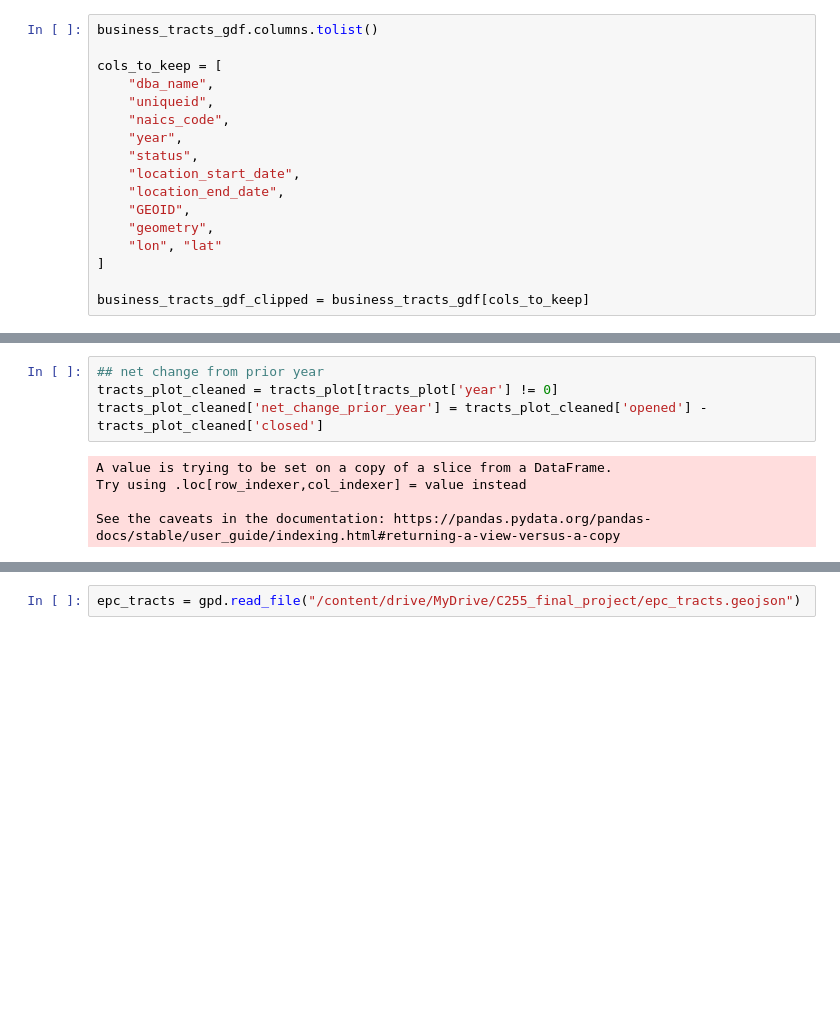
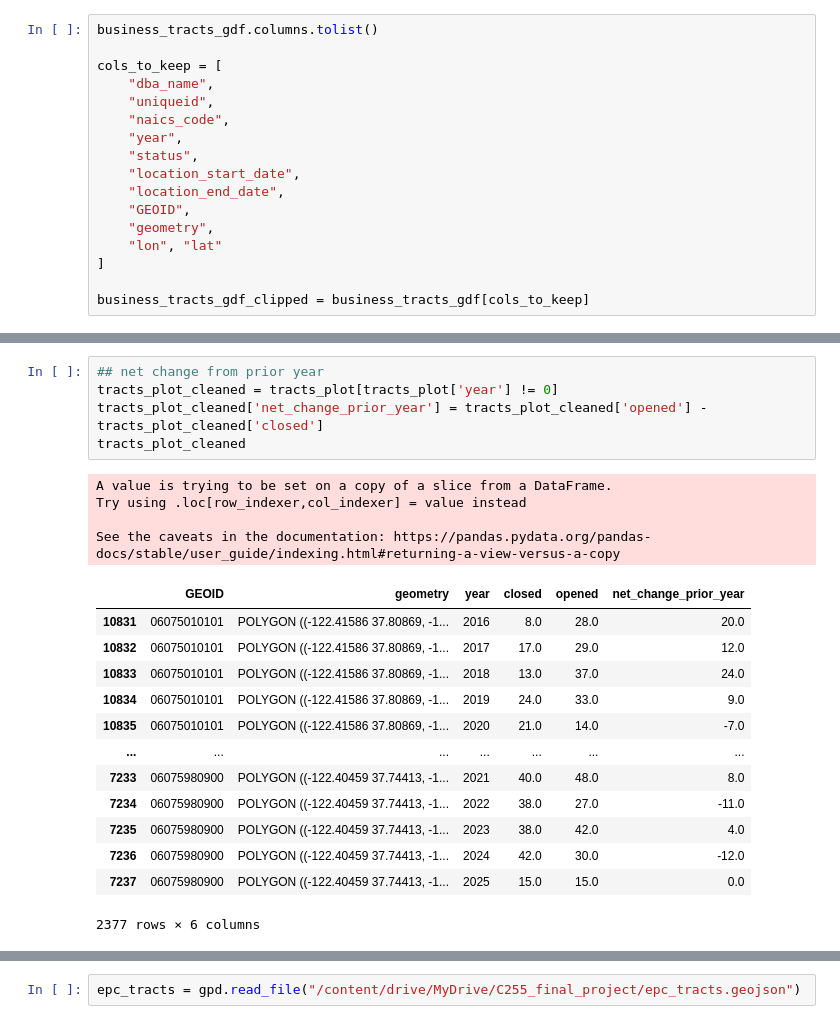
Before and after one commit to miaflynn/CYPLAN255-Final-Project, a Jupyter notebook: 03c_visualizations_sean.ipynb, the cells around one changed output, grey strips where cells are left out. Drawn from its saved outputs; the diff is of its cells as text; blank space fills up the shorter version.

```diff
--- a/03c_visualizations_sean.ipynb
+++ b/03c_visualizations_sean.ipynb
@@ -167,12 +181,26 @@ tracts_plot = tracts_plot.sort_values(["GEOID", "year"])
 # %%
 ## net change from prior year
 tracts_plot_cleaned = tracts_plot[tracts_plot['year'] != 0]
 tracts_plot_cleaned['net_change_prior_year'] = tracts_plot_cleaned['opened'] - tracts_plot_cleaned['closed']
+tracts_plot_cleaned
 # %% [output]
 A value is trying to be set on a copy of a slice from a DataFrame.
 Try using .loc[row_indexer,col_indexer] = value instead
 
 See the caveats in the documentation: https://pandas.pydata.org/pandas-docs/stable/user_guide/indexing.html#returning-a-view-versus-a-copy
+|  | GEOID | geometry | year | closed | opened | net_change_prior_year |
+| 10831 | 06075010101 | POLYGON ((-122.41586 37.80869, -1... | 2016 | 8.0 | 28.0 | 20.0 |
+| 10832 | 06075010101 | POLYGON ((-122.41586 37.80869, -1... | 2017 | 17.0 | 29.0 | 12.0 |
+| 10833 | 06075010101 | POLYGON ((-122.41586 37.80869, -1... | 2018 | 13.0 | 37.0 | 24.0 |
+| 10834 | 06075010101 | POLYGON ((-122.41586 37.80869, -1... | 2019 | 24.0 | 33.0 | 9.0 |
+| 10835 | 06075010101 | POLYGON ((-122.41586 37.80869, -1... | 2020 | 21.0 | 14.0 | -7.0 |
+| ... | ... | ... | ... | ... | ... | ... |
+| 7233 | 06075980900 | POLYGON ((-122.40459 37.74413, -1... | 2021 | 40.0 | 48.0 | 8.0 |
+| 7234 | 06075980900 | POLYGON ((-122.40459 37.74413, -1... | 2022 | 38.0 | 27.0 | -11.0 |
+| 7235 | 06075980900 | POLYGON ((-122.40459 37.74413, -1... | 2023 | 38.0 | 42.0 | 4.0 |
+| 7236 | 06075980900 | POLYGON ((-122.40459 37.74413, -1... | 2024 | 42.0 | 30.0 | -12.0 |
+| 7237 | 06075980900 | POLYGON ((-122.40459 37.74413, -1... | 2025 | 15.0 | 15.0 | 0.0 |
+2377 rows × 6 columns
 # %%
 #net change 2016 to 2025
 net_change_2016_2025 = (tracts_plot_cleaned.groupby(['GEOID', 'geometry'])['opened'].sum().rename('count') - tracts_plot_cleaned.groupby('GEOID')['closed'].sum().rename('count')).reset_index()
```
Also changed, not shown: parts of 8 cells of this notebook.
